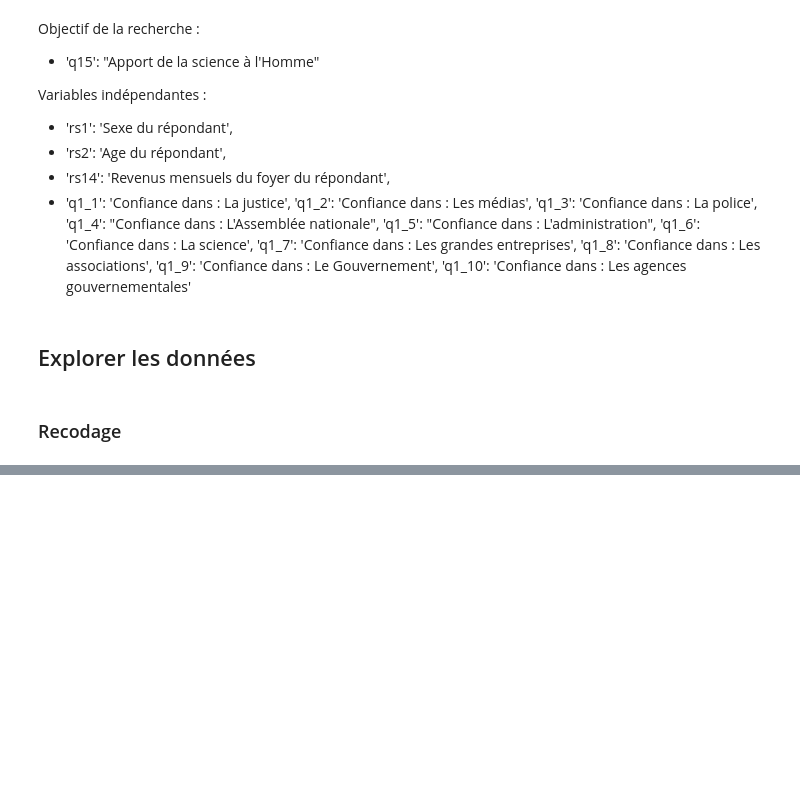
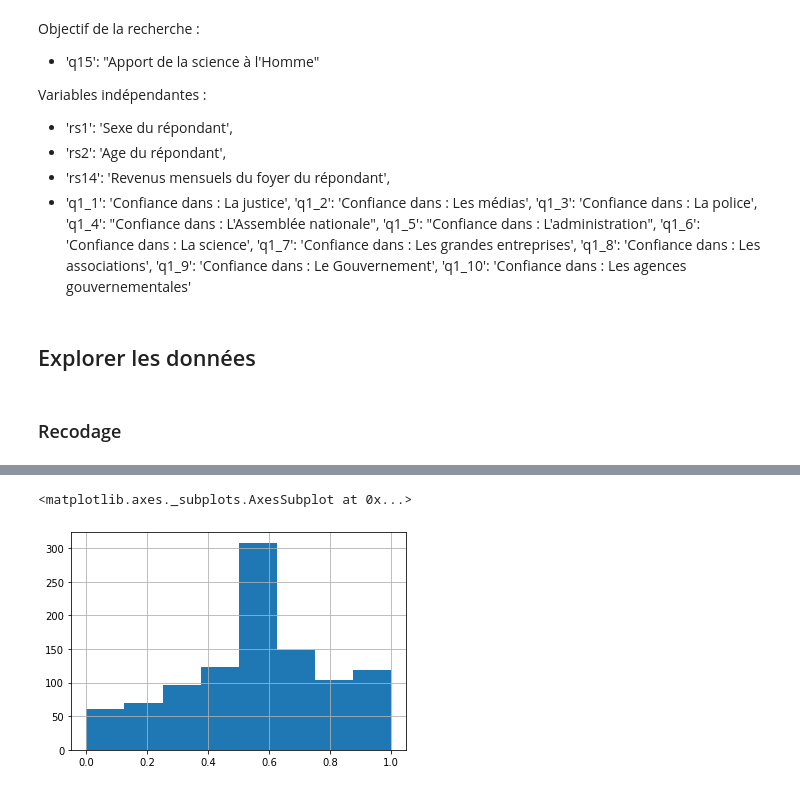
Before and after one commit to pyshs/Formation-UNIL-2021-printemps, a Jupyter notebook: Réanalyse d'image de la science 2011.ipynb, the cells around one changed output, grey strips where cells are left out. Saved outputs shown, nothing was run; the diff lists cells and outputs as text; code cells hidden in the pictures; blank space fills up the shorter version.

```diff
--- a/Réanalyse d'image de la science 2011.ipynb
+++ b/Réanalyse d'image de la science 2011.ipynb
@@ -123,0 +190,11 @@ Name: apportscience, Length: 1027, dtype: object
+# %%
+questions = ["q1_{}".format(i) for i in range(1,11)]
+
+dic = {1:1,2:1,3:0,4:0}
+
+data["confiance_g"] = data[questions].replace(dic).fillna(0).sum(axis=1)/10
+# %%
+data["confiance_g"].hist(bins=8)
+# %% [output]
+<matplotlib.axes._subplots.AxesSubplot at 0x...>
+[figure, added]
```
Also changed, not shown: parts of 34 cells of this notebook, 1 other file.
